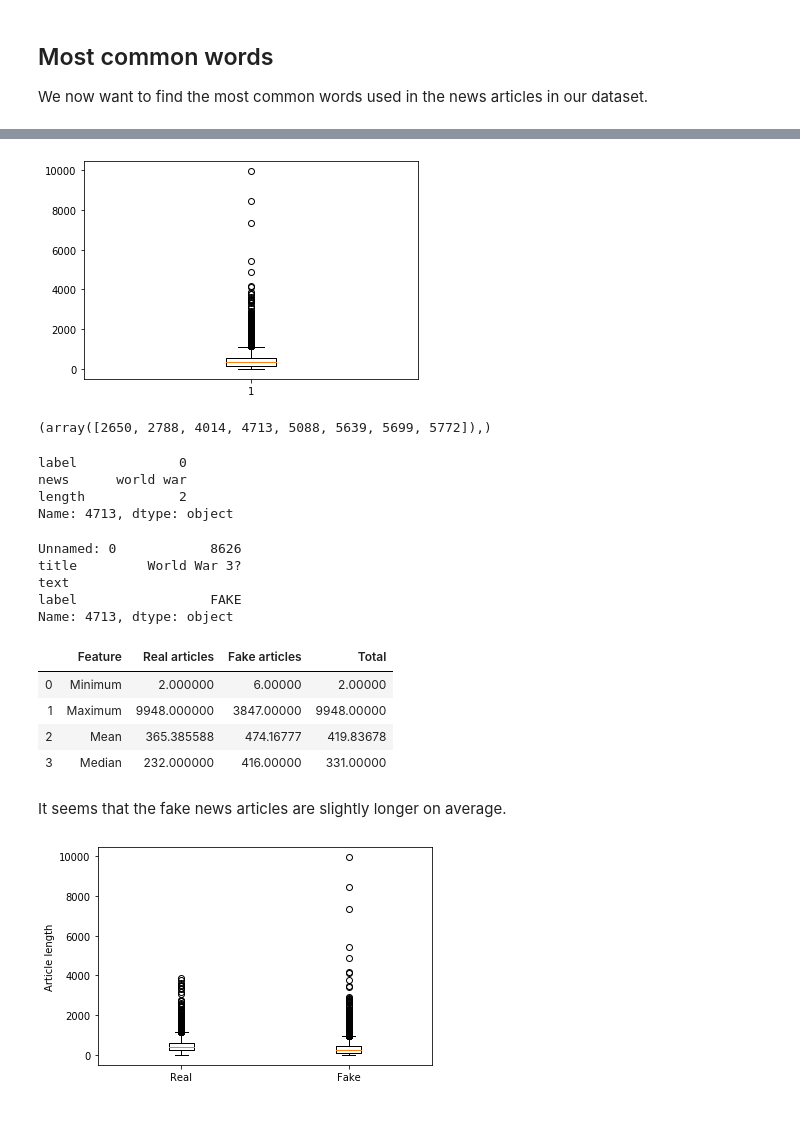
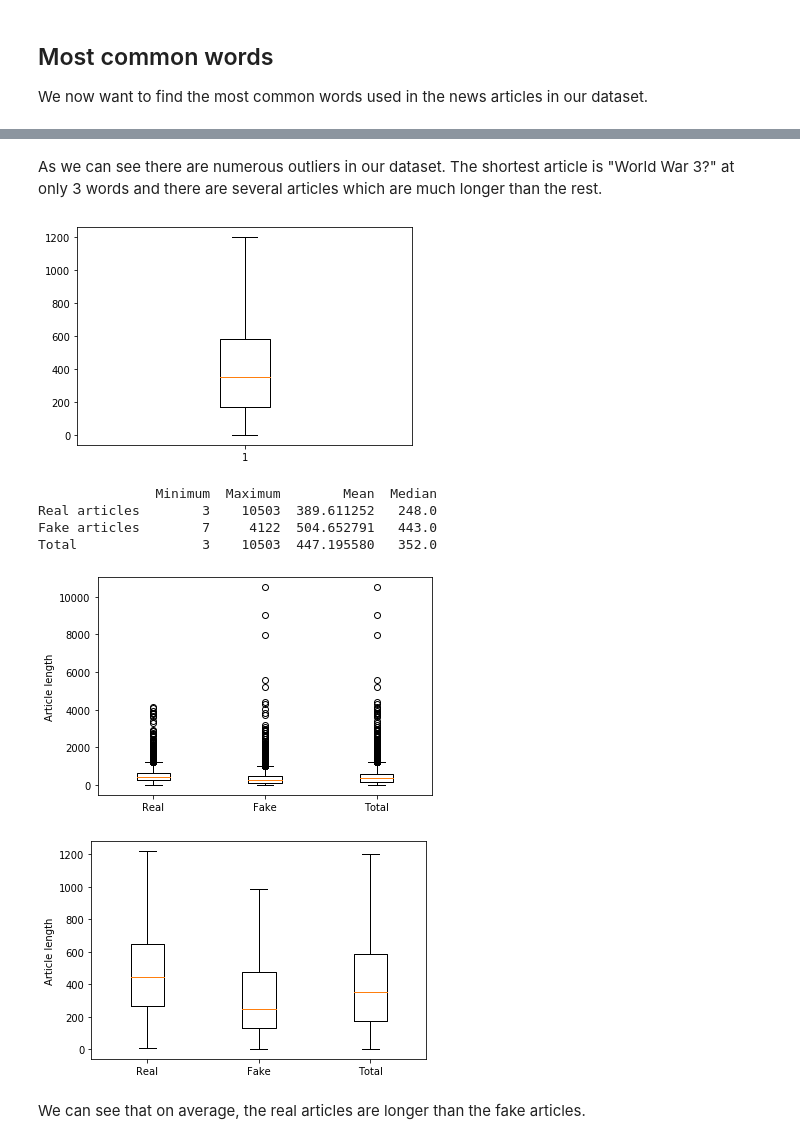
Before and after one commit to EMAT31530/ai-group-project-maths-team, a Jupyter notebook: Analysis of our chosen dataset.ipynb, the cells around one changed output, grey strips where cells are left out. Drawn from its saved outputs; the diff is of its cells as text; code cells hidden in the pictures; blank space fills up the shorter version.

Commit message:
Redone with finalised pre-processed dataset

```diff
--- a/Analysis of our chosen dataset.ipynb
+++ b/Analysis of our chosen dataset.ipynb
@@ -272,5 +204,5 @@ df_test
 # %%
-for index, row in df_test.iterrows():
-    article = row['news']
+article_lengths = []
+for article in df['news']:
     article_length = len(nltk.word_tokenize(article))
-    df_test['length'][index] = article_length
+    article_lengths.append(article_length)
@@ -298,4 +208,0 @@ df_test
-# %%
-# We now have an array of article lengths.
-article_lengths = np.asarray(df_test['length'])
-article_lengths
@@ -314,53 +222,41 @@ Median article length: 331.0
+# %% [markdown]
+As we can see there are numerous outliers in our dataset. The shortest article is "World War 3?" at only 3 words and there are several articles which are much longer than the rest.
 # %%
-plt.boxplot(article_lengths)
+# Boxplot with outliers removed.
+plt.boxplot(article_lengths, showfliers=False)
 plt.show()
 # %% [output]
-[figure, old version]
+[figure, new version]
-# %%
-# We clearly have some very short articles in our dataset.
-np.where(article_lengths<5)
-# %% [output]
-(array([2650, 2788, 4014, 4713, 5088, 5639, 5699, 5772]),)
-# %%
-df.iloc[4713]
-# %% [output]
-label             0
-news      world war
-length            2
-Name: 4713, dtype: object
-# %%
-pd.read_csv('news.csv').iloc[4713]
-# %% [output]
-Unnamed: 0            8626
-title         World War 3?
-text
-label                 FAKE
-Name: 4713, dtype: object
 # %%
 # Now let's compare between real and fake news articles.
-fake = df_test[df_test['label']==0]
-real = df_test[df_test['label']==1]
+df1 = df
+df1['length'] = article_lengths
+fake = df1[df1['label']==0]
+real = df1[df1['label']==1]
+fake_article_lengths = fake['length']
+real_article_lengths = real['length']
-# %%
-fake_article_lengths = np.asarray(fake['length'])
-real_article_lengths = np.asarray(real['length'])
 # %%
-feature = ['Minimum', 'Maximum', 'Mean', 'Median']
 real_values = [min(fake_article_lengths), max(fake_article_lengths), np.mean(fake_article_lengths), np.median(fake_article_lengths)]
 fake_values = [min(real_article_lengths), max(real_article_lengths), np.mean(real_article_lengths), np.median(real_article_lengths)]
 total_values = [min(article_lengths), max(article_lengths), np.mean(article_lengths), np.median(article_lengths)]
-article_lengths_df = pd.DataFrame(list(zip(feature,real_values,fake_values,total_values)),columns=['Feature','Real articles','Fake articles','Total'])
-article_lengths_df
+article_lengths_df = pd.DataFrame([real_values,fake_values,total_values], columns=['Minimum','Maximum','Mean','Median'], index=['Real articles','Fake articles','Total'])
+print(article_lengths_df)
+
+plt.boxplot([real_article_lengths,fake_article_lengths,article_lengths],labels=['Real','Fake','Total'])
+plt.ylabel('Article length')
+plt.show()
 # %% [output]
-|  | Feature | Real articles | Fake articles | Total |
-| 0 | Minimum | 2.000000 | 6.00000 | 2.00000 |
-| 1 | Maximum | 9948.000000 | 3847.00000 | 9948.00000 |
-| 2 | Mean | 365.385588 | 474.16777 | 419.83678 |
-| 3 | Median | 232.000000 | 416.00000 | 331.00000 |
+               Minimum  Maximum        Mean  Median
+Real articles        3    10503  389.611252   248.0
+Fake articles        7     4122  504.652791   443.0
+Total                3    10503  447.195580   352.0
+[figure, added]
-# %% [markdown]
-It seems that the fake news articles are slightly longer on average.
 # %%
-plt.boxplot([real_article_lengths,fake_article_lengths],labels=['Real','Fake'])
+# Again let's remove the outliers from the boxplots.
+plt.boxplot([real_article_lengths,fake_article_lengths,article_lengths],labels=['Real','Fake','Total'], showfliers=False)
 plt.ylabel('Article length')
 plt.show()
 # %% [output]
-[figure, old version]
+[figure, new version]
+# %% [markdown]
+We can see that on average, the real articles are longer than the fake articles.
```
Also changed, not shown: parts of 27 cells of this notebook.
